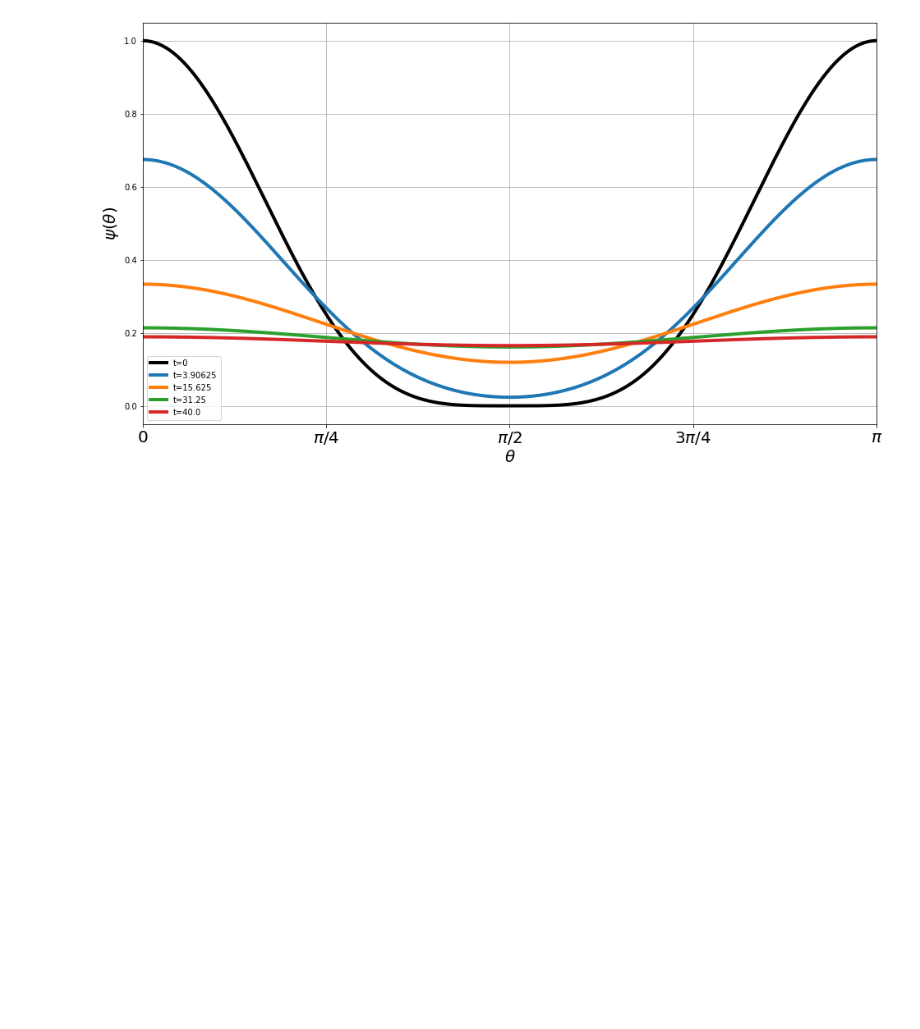
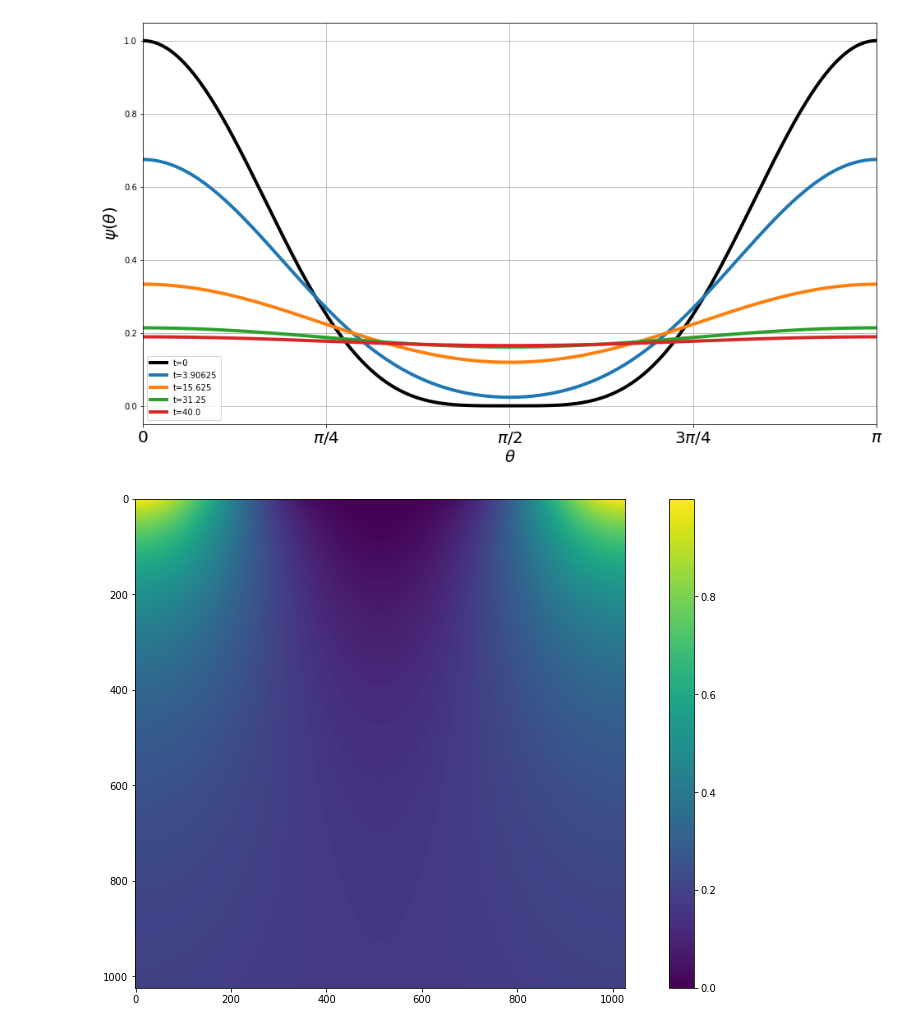
Before and after one commit to ArtemKashapov/NMoMF, a Jupyter notebook: implicit_alg/implicit_algorithm.ipynb, the cells around one changed output. Cells and saved outputs as stored; diff of their text form; code cells hidden in the pictures; blank space fills up the shorter version.

```diff
--- a/implicit_alg/implicit_algorithm.ipynb
+++ b/implicit_alg/implicit_algorithm.ipynb
@@ -111,6 +111,13 @@ plt.grid()
 plt.show()
 # %% [output]
 [figure]
+# %%
+f = plt.figure(figsize=[16, 9])
+plt.imshow(v)
+plt.colorbar()
+plt.show()
+# %% [output]
+[figure, added]
 # %%
 f = plt.figure(figsize=[16, 9])
 plt.plot(t, v[:, 0], lw=4, c='black', label='$\\theta$=0')
```
Also changed, not shown: parts of 2 cells of this notebook, 5 other files.
